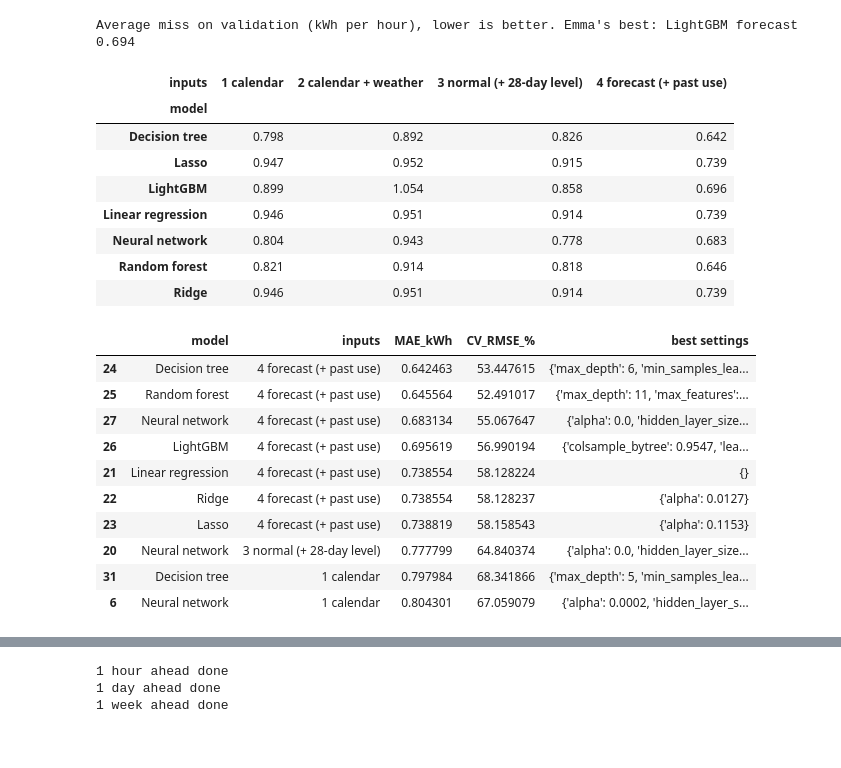
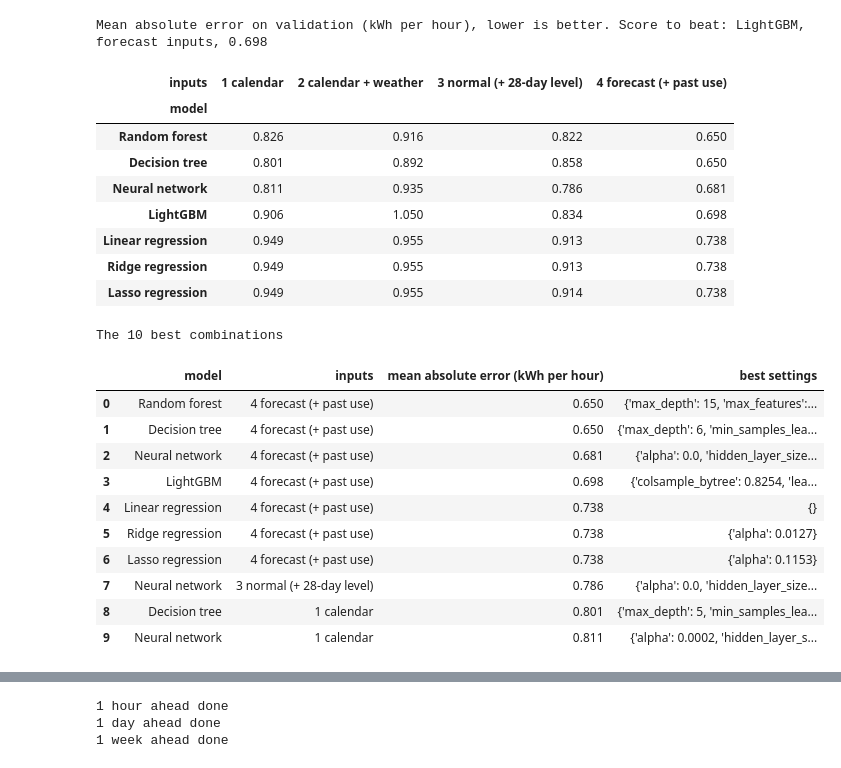
Before and after one commit to TBDA-Classes/2026G1, a Jupyter notebook: notebooks/04_model_search.ipynb, the cells around one changed output, grey strips where cells are left out. Drawn from its saved outputs; the diff is of its cells as text; code cells hidden in the pictures.

```diff
--- a/notebooks/04_model_search.ipynb
+++ b/notebooks/04_model_search.ipynb
@@ -166,14 +242,14 @@ MODELS = {
 import time
 from sklearn.model_selection import RandomizedSearchCV, PredefinedSplit
 
-results = []      # one row per model; all results in this notebook are collected here
-
-TRIALS = 15        # random settings tried per model
+TRIALS = 15        # random combinations of settings tried per model
 TRIALS_SLOW = 6    # the neural network is slow, so fewer trials
 
+# Random search trains on the training period and scores on the validation period
 rows = train | val
-fold = np.where(val[rows], 0, -1)      # -1 = always train, 0 = the validation period
+fold = np.where(val[rows], 0, -1)      # -1 = always used for training, 0 = the validation period
 
+search_results = []                    # one row per model and input set
 for set_name, cols in INPUT_SETS.items():
     X, Y = X_all.loc[rows, cols], y[rows]
     for model_name, (estimator, space) in MODELS.items():
@@ -187,11 +263,12 @@ for set_name, cols in INPUT_SETS.items():
             best = search.best_params_
         else:
             best, n_iter = {}, 1
+        # Train once more with the best settings on the training period, score on the validation period
         final = pipe.set_params(**best).fit(X_all.loc[train, cols], y[train])
         score = metrics(y[val], final.predict(X_all.loc[val, cols]))
-        results.append({"model": model_name, "inputs": set_name, "trials": n_iter,
-                        "best settings": {k.replace("model__", ""): (round(v, 4) if isinstance(v, float) else v)
-                                          for k, v in best.items()},
-                        **score})
+        search_results.append({"model": model_name, "inputs": set_name, "trials": n_iter,
+                               "best settings": {k.replace("model__", ""): (round(v, 4) if isinstance(v, float) else v)
+                                                 for k, v in best.items()},
+                               **score})
         print(f"{set_name:28s} {model_name:18s} error {score['MAE_kWh']:.3f}  ({time.time() - start:.0f} s)")
 # %% [output]
@@ -226,30 +292,38 @@ for set_name, cols in INPUT_SETS.items():
 # %%
-table = pd.DataFrame(results)
-table = table[table["inputs"].notna()]                                    # only the runs from this section
-table = table.drop_duplicates(subset=["model", "inputs"], keep="last")    # keep only the latest run of each
+search_table = pd.DataFrame(search_results)
+score_to_beat = reference.iloc[0, 0]          # best model of notebook 02 (section 1)
 
-print("Average miss on validation (kWh per hour), lower is better. Emma's best: LightGBM forecast 0.694")
-display(table.pivot(index="model", columns="inputs", values="MAE_kWh").round(3))
-table.sort_values("MAE_kWh")[["model", "inputs", "MAE_kWh", "CV_RMSE_%", "best settings"]].head(10)
+print(f"Mean absolute error on validation (kWh per hour), lower is better. "
+      f"Score to beat: {reference.index[0]}, {score_to_beat:.3f}")
+display(search_table.pivot(index="model", columns="inputs", values="MAE_kWh")
+        .sort_values("4 forecast (+ past use)").round(3))
+
+print("The 10 best combinations")
+pd.set_option("display.max_colwidth", None)    # show the settings in full
+(search_table.sort_values("MAE_kWh").head(10)
+ [["model", "inputs", "MAE_kWh", "best settings"]]
+ .rename(columns={"MAE_kWh": "mean absolute error (kWh per hour)"})
+ .round(3).reset_index(drop=True))
 # %% [output]
-Average miss on validation (kWh per hour), lower is better. Emma's best: LightGBM forecast 0.694
+Mean absolute error on validation (kWh per hour), lower is better. Score to beat: LightGBM, forecast inputs, 0.698
 | inputs | 1 calendar | 2 calendar + weather | 3 normal (+ 28-day level) | 4 forecast (+ past use) |
 | model |  |  |  |  |
-| Decision tree | 0.798 | 0.892 | 0.826 | 0.642 |
-| Lasso | 0.947 | 0.952 | 0.915 | 0.739 |
-| LightGBM | 0.899 | 1.054 | 0.858 | 0.696 |
-| Linear regression | 0.946 | 0.951 | 0.914 | 0.739 |
-| Neural network | 0.804 | 0.943 | 0.778 | 0.683 |
-| Random forest | 0.821 | 0.914 | 0.818 | 0.646 |
-| Ridge | 0.946 | 0.951 | 0.914 | 0.739 |
+| Random forest | 0.826 | 0.916 | 0.822 | 0.650 |
+| Decision tree | 0.801 | 0.892 | 0.858 | 0.650 |
+| Neural network | 0.811 | 0.935 | 0.786 | 0.681 |
+| LightGBM | 0.906 | 1.050 | 0.834 | 0.698 |
+| Linear regression | 0.949 | 0.955 | 0.913 | 0.738 |
+| Ridge regression | 0.949 | 0.955 | 0.913 | 0.738 |
+| Lasso regression | 0.949 | 0.955 | 0.914 | 0.738 |
+The 10 best combinations
-|  | model | inputs | MAE_kWh | CV_RMSE_% | best settings |
-| 24 | Decision tree | 4 forecast (+ past use) | 0.642463 | 53.447615 | {'max_depth': 6, 'min_samples_lea... |
-| 25 | Random forest | 4 forecast (+ past use) | 0.645564 | 52.491017 | {'max_depth': 11, 'max_features':... |
-| 27 | Neural network | 4 forecast (+ past use) | 0.683134 | 55.067647 | {'alpha': 0.0, 'hidden_layer_size... |
-| 26 | LightGBM | 4 forecast (+ past use) | 0.695619 | 56.990194 | {'colsample_bytree': 0.9547, 'lea... |
-| 21 | Linear regression | 4 forecast (+ past use) | 0.738554 | 58.128224 | {} |
-| 22 | Ridge | 4 forecast (+ past use) | 0.738554 | 58.128237 | {'alpha': 0.0127} |
-| 23 | Lasso | 4 forecast (+ past use) | 0.738819 | 58.158543 | {'alpha': 0.1153} |
-| 20 | Neural network | 3 normal (+ 28-day level) | 0.777799 | 64.840374 | {'alpha': 0.0, 'hidden_layer_size... |
-| 31 | Decision tree | 1 calendar | 0.797984 | 68.341866 | {'max_depth': 5, 'min_samples_lea... |
-| 6 | Neural network | 1 calendar | 0.804301 | 67.059079 | {'alpha': 0.0002, 'hidden_layer_s... |
+|  | model | inputs | mean absolute error (kWh per hour) | best settings |
+| 0 | Random forest | 4 forecast (+ past use) | 0.650 | {'max_depth': 15, 'max_features':... |
+| 1 | Decision tree | 4 forecast (+ past use) | 0.650 | {'max_depth': 6, 'min_samples_lea... |
+| 2 | Neural network | 4 forecast (+ past use) | 0.681 | {'alpha': 0.0, 'hidden_layer_size... |
+| 3 | LightGBM | 4 forecast (+ past use) | 0.698 | {'colsample_bytree': 0.8254, 'lea... |
+| 4 | Linear regression | 4 forecast (+ past use) | 0.738 | {} |
+| 5 | Ridge regression | 4 forecast (+ past use) | 0.738 | {'alpha': 0.0127} |
+| 6 | Lasso regression | 4 forecast (+ past use) | 0.738 | {'alpha': 0.1153} |
+| 7 | Neural network | 3 normal (+ 28-day level) | 0.786 | {'alpha': 0.0, 'hidden_layer_size... |
+| 8 | Decision tree | 1 calendar | 0.801 | {'max_depth': 5, 'min_samples_lea... |
+| 9 | Neural network | 1 calendar | 0.811 | {'alpha': 0.0002, 'hidden_layer_s... |
```
Also changed, not shown: parts of 38 cells of this notebook, 2 other files.
